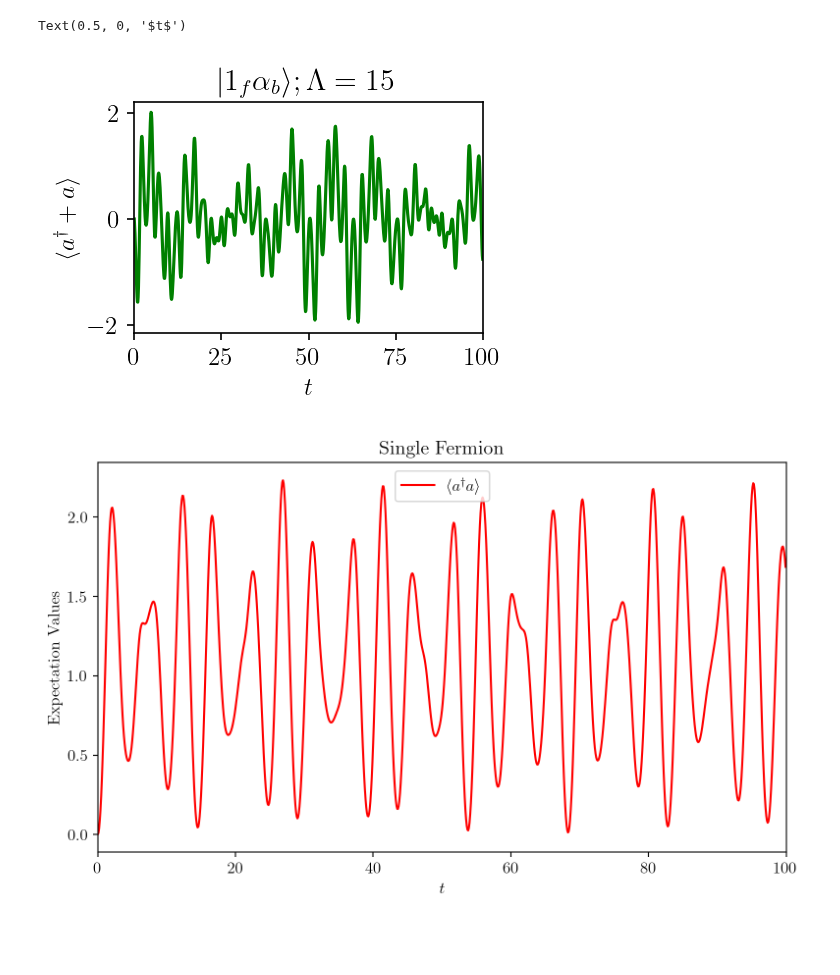
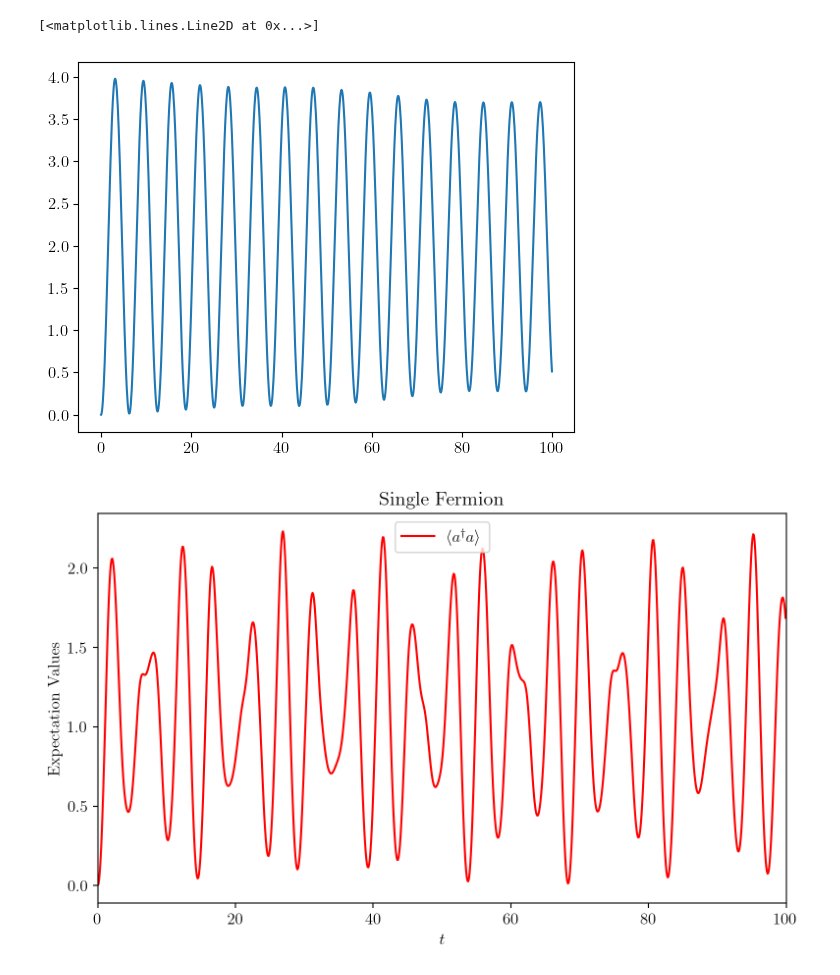
Before and after one commit to cgustin99/OpenParticle, a Jupyter notebook: models/Yukawa/static_yukawa_sv_sim.ipynb, the cells around one changed output. Drawn from its saved outputs; the diff is of its cells as text; code cells hidden in the pictures; blank space fills up the shorter version.

Commit message:
Streamline plotting code

```diff
--- a/models/Yukawa/static_yukawa_sv_sim.ipynb
+++ b/models/Yukawa/static_yukawa_sv_sim.ipynb
@@ -626,12 +107,0 @@ Text(0.5, 0, '$t$')
-# %%
-plt.figure(figsize=(3, 2), dpi=150)
-
-plt.plot(t_arr, one_fermion_coherent_boson_trotterized_expvals_Lambda3[2], linestyle = 'solid', color = 'g')
-
-plt.xlim(0, 100)
-plt.ylabel(r'$\langle a^\dagger + a \rangle$')
-plt.title(f'$|1_f \\alpha_b\\rangle; \\Lambda = 15$')
-plt.xlabel(r'$t$')
-# %% [output]
-Text(0.5, 0, '$t$')
-[figure, removed]
@@ -637,0 +140,11 @@ Text(0.5, 0, '$t$')
+# %%
+def get_boson_state(n_bosons, cutoff):
+    boson_state = np.zeros(cutoff + 1).reshape(-1, 1)
+    boson_state[n_bosons] = 1
+    return boson_state
+
+def get_fermion_state(n_fermions):
+    if n_fermions == 0:
+        return np.array([[1, 0]]).reshape(-1, 1)
+    elif n_fermions == 1:
+        return np.array([[0, 1]]).reshape(-1, 1)
@@ -638,3 +196,12 @@ Text(0.5, 0, '$t$')
+# %%
+t_arr = np.arange(0, 100, 0.1)
+
+plt.plot(t_arr, compute_expectation_values_t(
+    'single_fermion', 'zero_boson', 10, 'exact', 'number_op_boson', t_arr
+))
+# %% [output]
+[<matplotlib.lines.Line2D at 0x...>]
+[figure, added]
 # %%
 plt.figure(figsize=(8,5), dpi=200)
 
```
Also changed, not shown: parts of 32 cells of this notebook.
